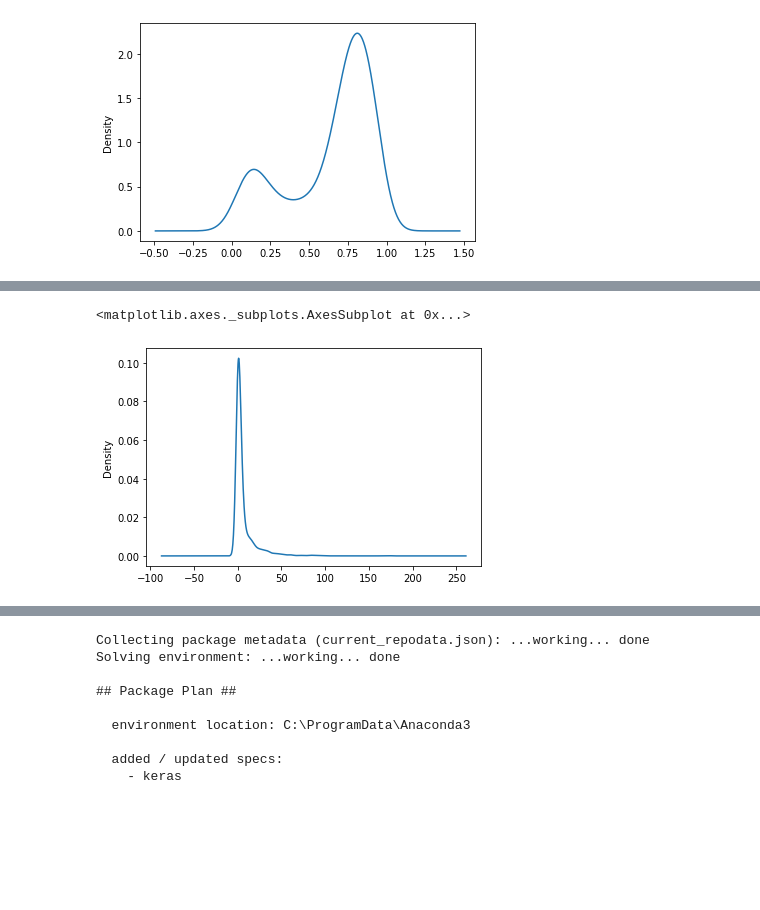
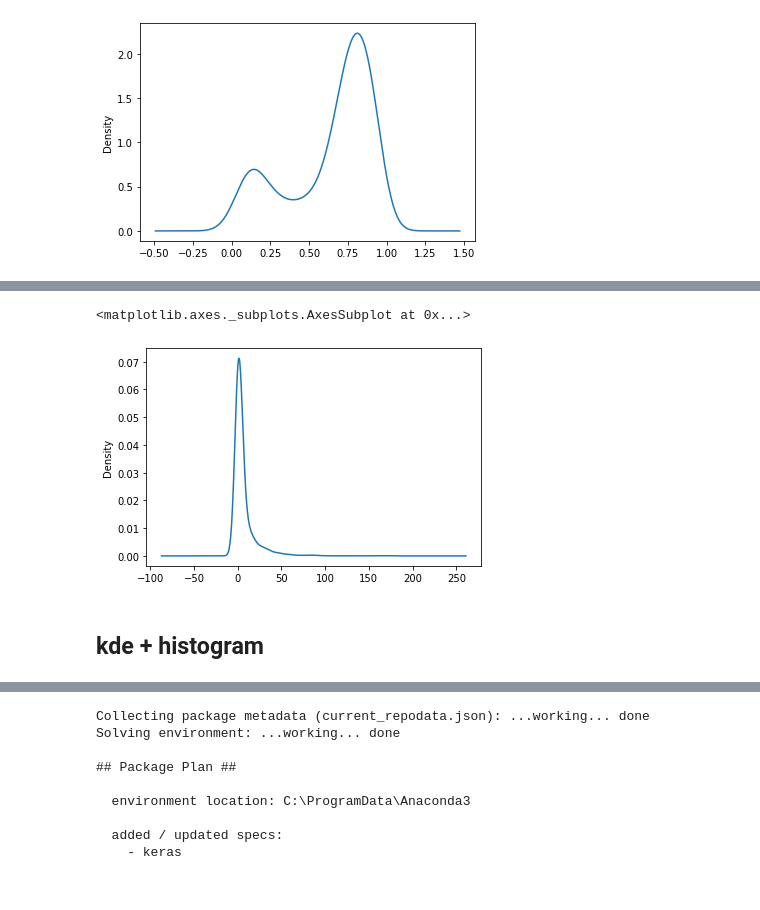
Before and after one commit to Shrikantsamarth/optimization-of-warehouses-by-implementation-of-machine-learning-methodologies, a Jupyter notebook: Thessis/Blowout Prediction.ipynb, the cells around one changed output, grey strips where cells are left out. Cells and saved outputs as stored; diff of their text form; code cells hidden in the pictures; blank space fills up the shorter version.

```diff
--- a/Thessis/Blowout Prediction.ipynb
+++ b/Thessis/Blowout Prediction.ipynb
@@ -85,5 +85,7 @@ data["Inventory"].plot.kde()
 # %%
-data[ "weight(lb)"].plot.kde()
+data[ "weight(lb)"].plot.kde(bw_method=0.3)
 # %% [output]
 <matplotlib.axes._subplots.AxesSubplot at 0x...>
-[figure, old version]
+[figure, new version]
+# %% [markdown]
+## kde + histogram
```
Also changed, not shown: parts of 3 cells of this notebook.
